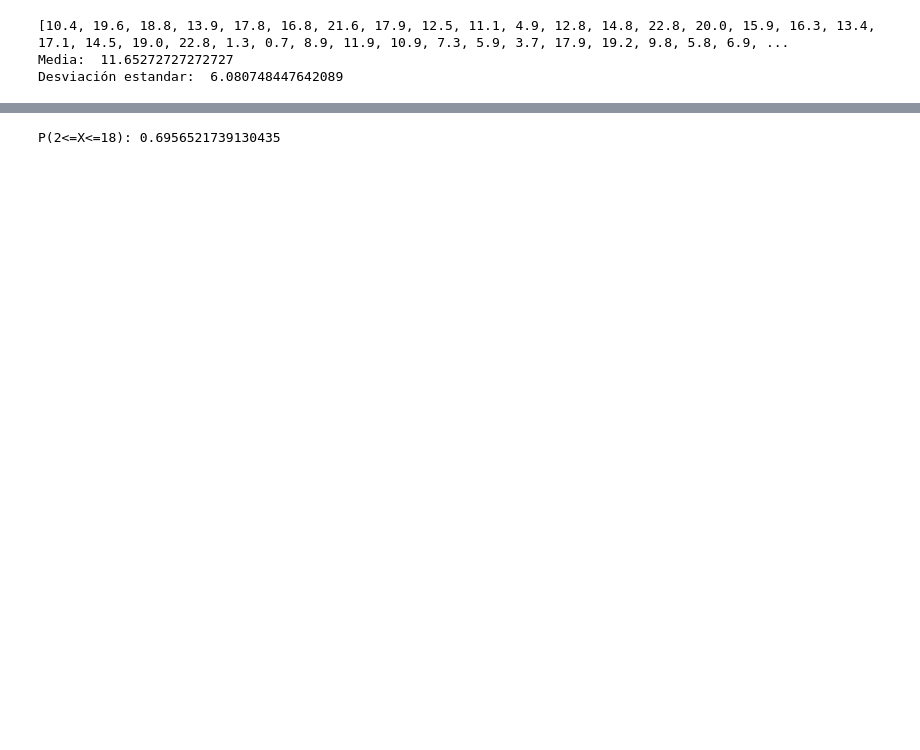
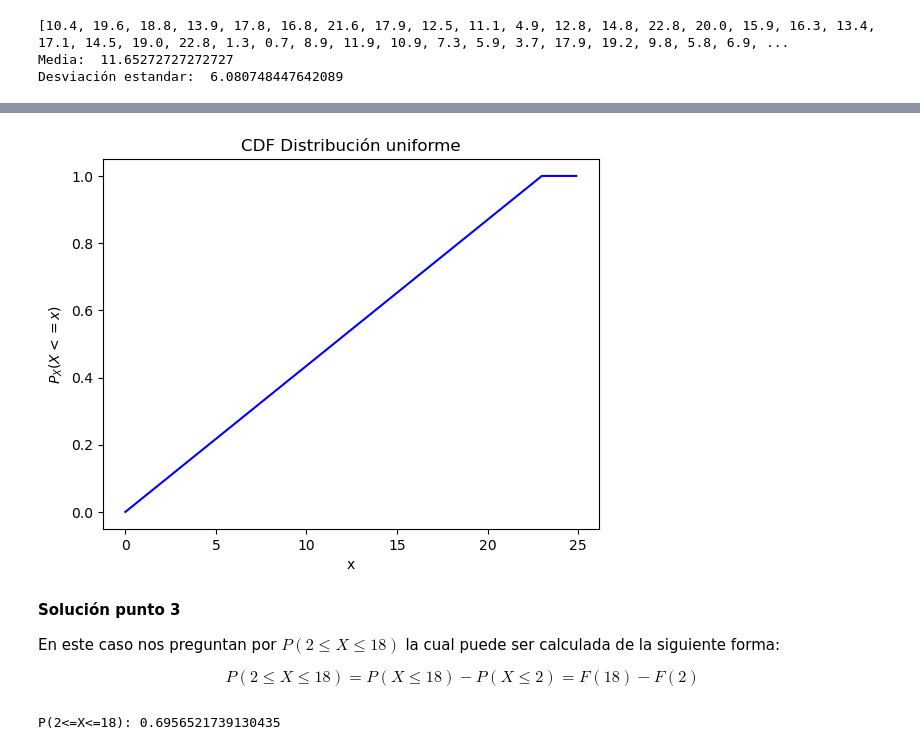
Before and after one commit to tigarto/curso_2023-1, a Jupyter notebook: variables_aleatorias_continuas/continua_uniforme.ipynb, the cells around one changed output, grey strips where cells are left out. Drawn from its saved outputs; the diff is of its cells as text; code cells hidden in the pictures; blank space fills up the shorter version.

```diff
--- a/variables_aleatorias_continuas/continua_uniforme.ipynb
+++ b/variables_aleatorias_continuas/continua_uniforme.ipynb
@@ -48,3 +68,19 @@ X = stats.uniform(loc=a, scale=b)
+# %%
+# Calculo de la CDF
+cdf_x = X.cdf(x)
+plt.title('CDF Distribución uniforme')
+plt.ylabel('$P_X(X <= x)$')
+plt.xlabel('x')
+plt.plot(x, cdf_x,color='b')
+plt.show()
+# %% [output]
+[figure, added]
+# %% [markdown]
+**Solución punto 3**
+
+En este caso nos preguntan por $P(2 \leq X \leq 18)$ la cual puede ser calculada de la siguiente forma:
+
+$$P(2 \leq X \leq 18) = P(X \leq 18) - P(X \leq 2) = F(18) - F(2) $$
 # %%
 # P(2<=X<=18)
 P1 = X.cdf(18) - X.cdf(2) # P(2<=X<=18) = F(18) - F(2)
```
Also changed, not shown: parts of 31 cells of this notebook.
